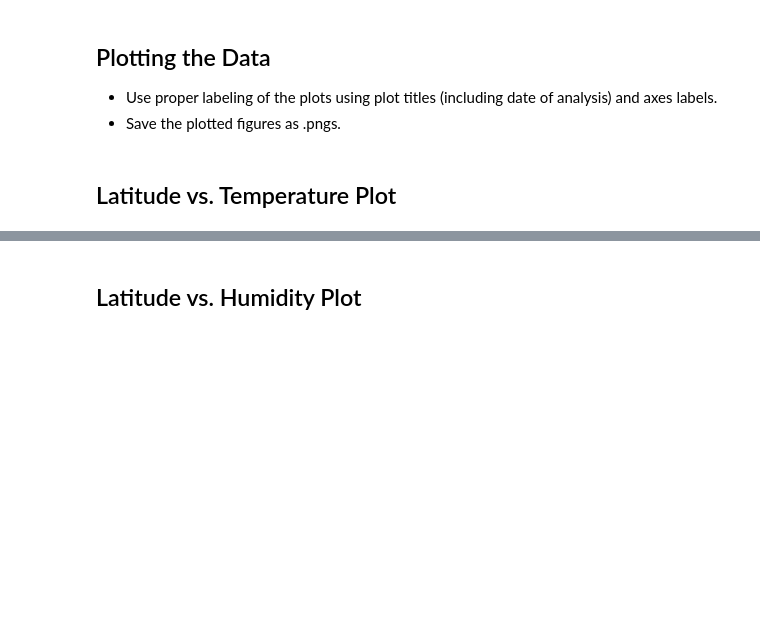
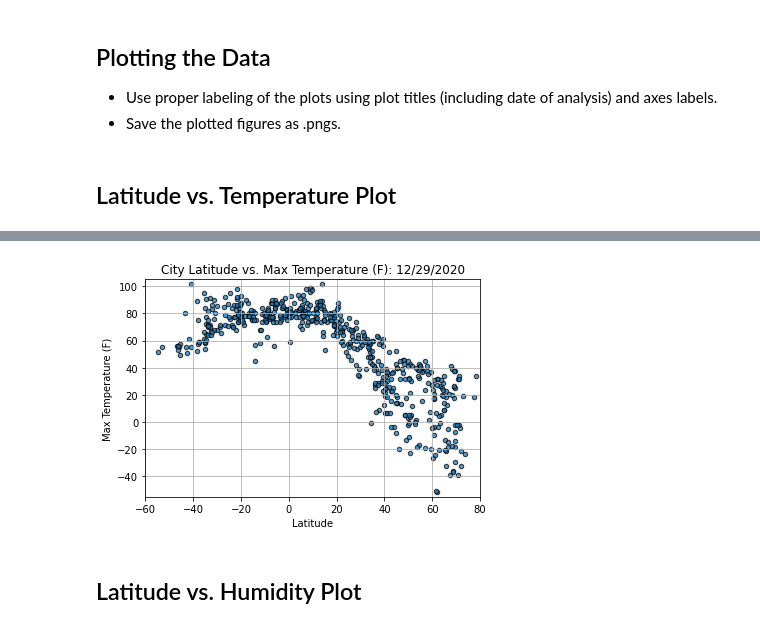
Before and after one commit to abaker178/api-challenge, a Jupyter notebook: WeatherPy/WeatherPy.ipynb, the cells around one changed output, grey strips where cells are left out. Drawn from its saved outputs; the diff is of its cells as text; code cells hidden in the pictures; blank space fills up the shorter version.

```diff
--- a/WeatherPy/WeatherPy.ipynb
+++ b/WeatherPy/WeatherPy.ipynb
@@ -31,0 +35,27 @@ lng_range = (-180, 180)
+# %%
+def buildLatPlot(y, ylabel, save=False):
+    # X limits
+    xmin = clean_city_df["Lat"].min()
+    xmax = clean_city_df["Lat"].max()
+    xlim = getLimits(xmin, xmax, 10)
+
+    # Y limits
+    ymin = clean_city_df[y].min()
+    ymax = clean_city_df[y].max()
+    ylim = getLimits(ymin, ymax, 5)
+
+    # Create title
+    date = strftime("%m/%d/%Y",gmtime())
+    title = "City Latitude vs. {0}: {1}".format(ylabel,date)
+
+    # Create and show plot
+    lat_plt = clean_city_df.plot(kind="scatter", x="Lat", y=y, grid=True,
+                       edgecolor="black", facecolor="blue", alpha=.75,
+                       xlim=xlim, ylim=ylim, title=title)
+    xlabel = "Latitude"
+    lat_plt.set_xlabel(xlabel)
+    lat_plt.set_ylabel(ylabel)
+    plt.show()
+    if save is True:
+        output_date = strftime("%m%d%Y",gmtime())
+        lat_plt.figure.savefig("output/{0}_{1}-{2}.png".format(output_date,xlabel,ylabel))
@@ -187,2 +217,6 @@ Int64Index([], dtype='int64')
+# %%
+buildLatPlot("Max Temp","Max Temperature (F)",save=True)
+# %% [output]
+[figure, added]
 # %% [markdown]
 ## Latitude vs. Humidity Plot
```
Also changed, not shown: parts of 18 cells of this notebook, 6 other files.
